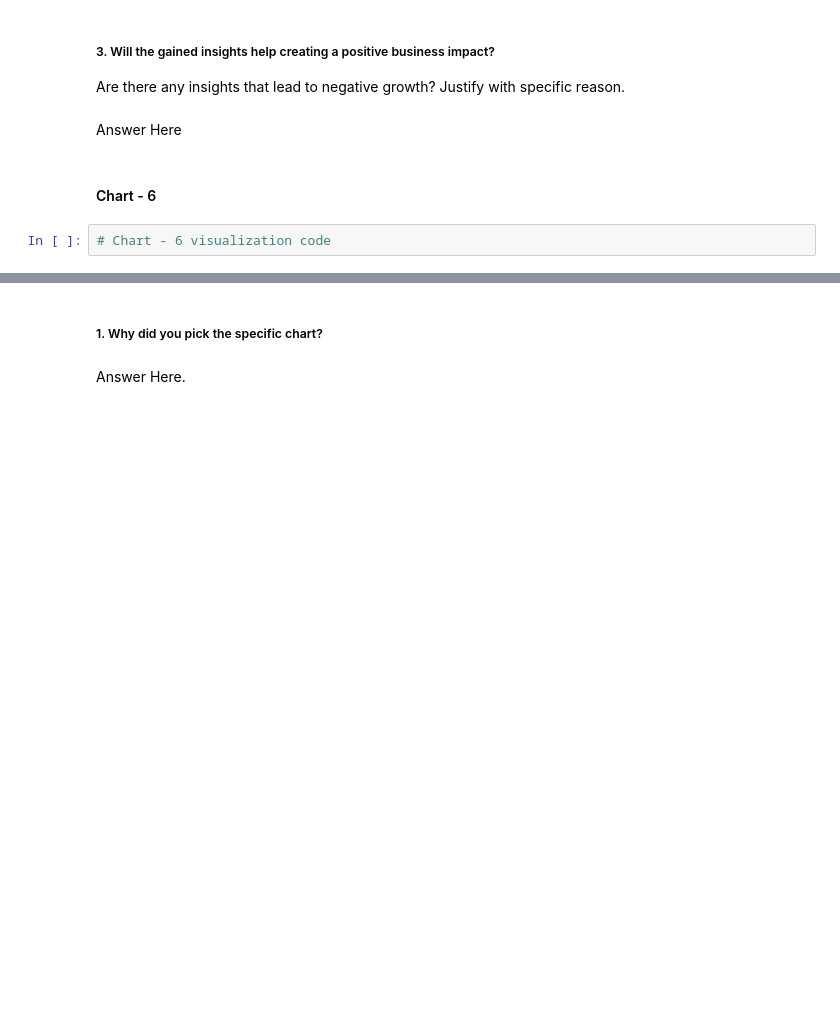
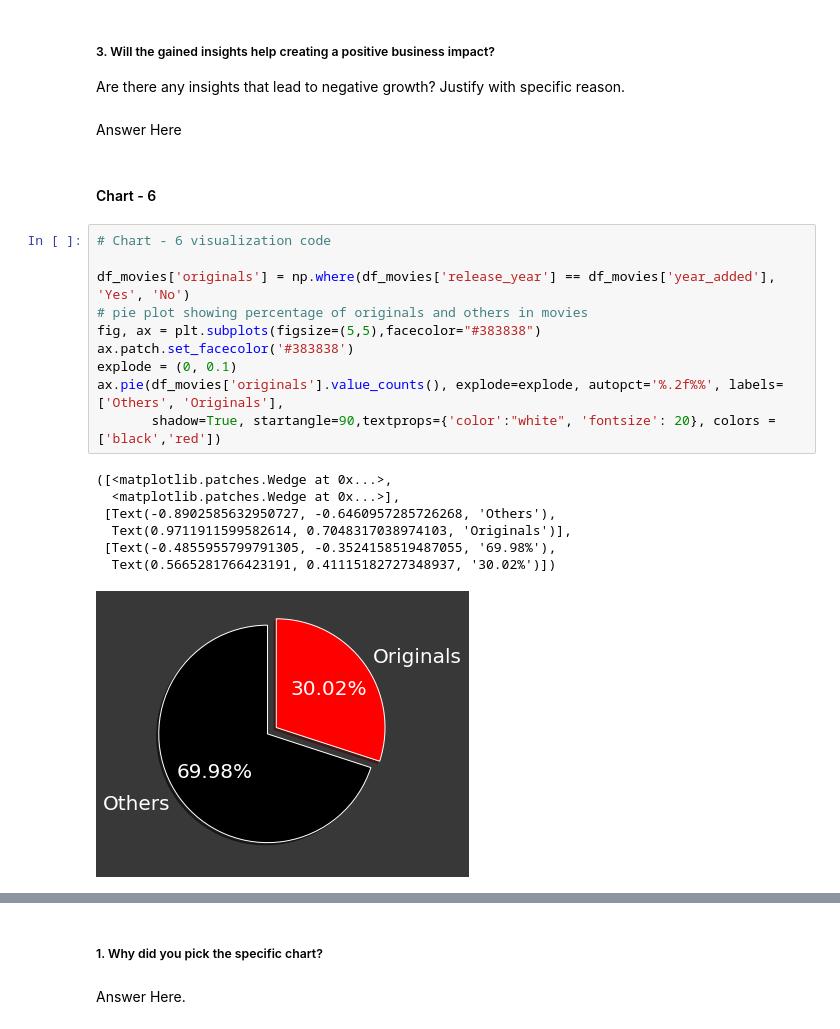
Before and after one commit to Kaustubh-Amare/Netflix-movies-and-tv-shows-clustering-ML, a Jupyter notebook: Netflix_Movies_&_TV_shows_clustering_ML.ipynb, the cells around one changed output, grey strips where cells are left out. Saved outputs shown, nothing was run; the diff lists cells and outputs as text; blank space fills up the shorter version.

Commit message:
Netflix original Movies and tv shows classification EDA

```diff
--- a/Netflix_Movies_&_TV_shows_clustering_ML.ipynb
+++ b/Netflix_Movies_&_TV_shows_clustering_ML.ipynb
@@ -522,5 +522,21 @@ Are there any insights that lead to negative growth? Justify with specific reaso
 Answer Here
 # %% [markdown]
 #### Chart - 6
-# %%
-# Chart - 6 visualization code
+# %%
+# Chart - 6 visualization code
+
+df_movies['originals'] = np.where(df_movies['release_year'] == df_movies['year_added'], 'Yes', 'No')
+# pie plot showing percentage of originals and others in movies
+fig, ax = plt.subplots(figsize=(5,5),facecolor="#383838")
+ax.patch.set_facecolor('#383838')
+explode = (0, 0.1)
+ax.pie(df_movies['originals'].value_counts(), explode=explode, autopct='%.2f%%', labels= ['Others', 'Originals'],
+       shadow=True, startangle=90,textprops={'color':"white", 'fontsize': 20}, colors =['black','red'])
+# %% [output]
+([<matplotlib.patches.Wedge at 0x...>,
+  <matplotlib.patches.Wedge at 0x...>],
+ [Text(-0.8902585632950727, -0.6460957285726268, 'Others'),
+  Text(0.9711911599582614, 0.7048317038974103, 'Originals')],
+ [Text(-0.4855955799791305, -0.3524158519487055, '69.98%'),
+  Text(0.5665281766423191, 0.41115182727348937, '30.02%')])
+[figure, added]
```
Also changed, not shown: parts of 6 cells of this notebook.
